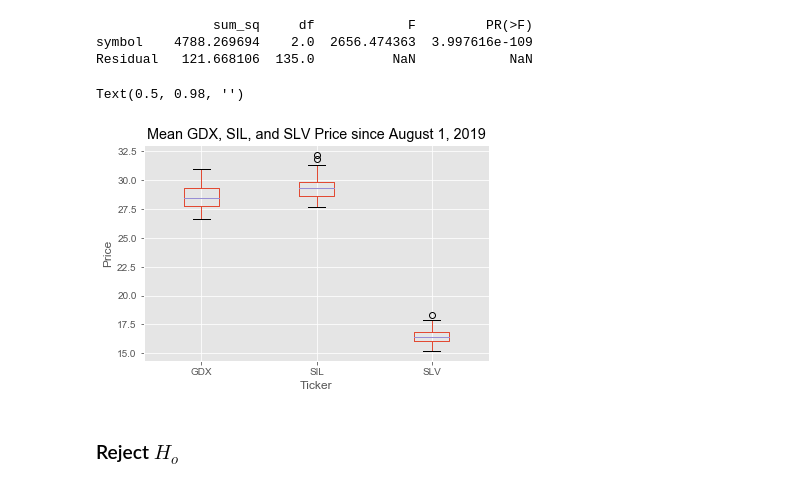
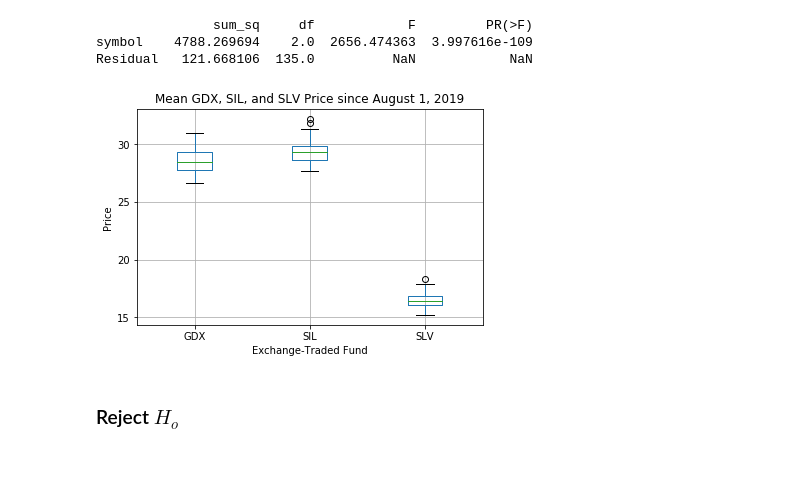
Before and after one commit to akharina/gold_silver_etf, a Jupyter notebook: al-ntbk-v3.ipynb, the cells around one changed output. Cells and saved outputs as stored; diff of their text form; code cells hidden in the pictures.

```diff
--- a/al-ntbk-v3.ipynb
+++ b/al-ntbk-v3.ipynb
@@ -178,13 +228,13 @@ symbol    4788.269694    2.0  2656.474363  3.997616e-109
 Residual   121.668106  135.0          NaN            NaN
 # %%
 df_recent.boxplot('close', by='symbol')
-plt.xlabel('Ticker')
+plt.xlabel('Exchange-Traded Fund')
 plt.ylabel('Price')
 plt.title('Mean GDX, SIL, and SLV Price since August 1, 2019')
-plt.style.use('seaborn')
+plt.style.use('seaborn-poster')
 plt.suptitle('')
+plt.savefig('boxplot_al.png')
 # %% [output]
-Text(0.5, 0.98, '')
-[figure, old version]
+[figure, new version]
 # %% [markdown]
 ### Reject $H_{o}$
```
Also changed, not shown: parts of 18 cells of this notebook, 3 other files.
